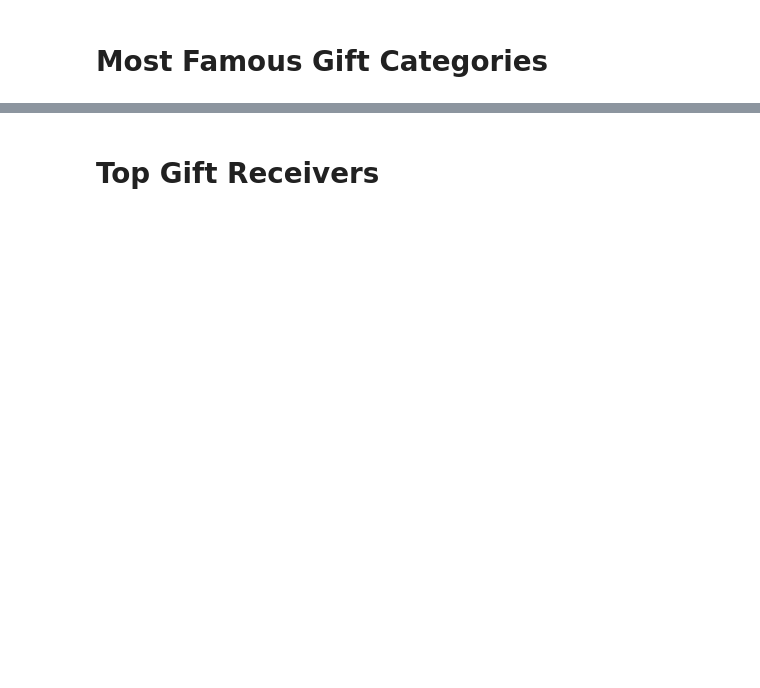
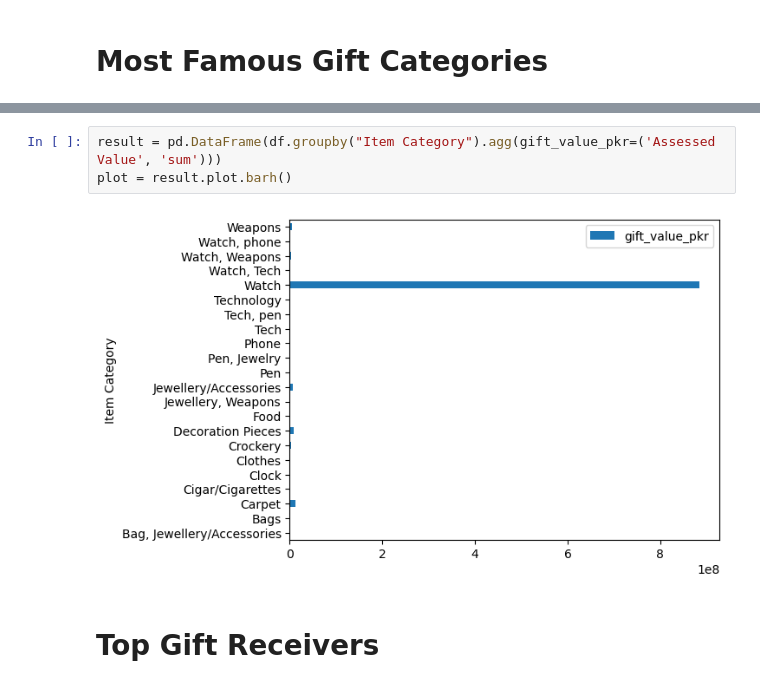
Before and after one commit to muhammad-ahsan/data-analyses, a Jupyter notebook: Pakistan Toshakhana.ipynb, the cells around one changed output, grey strips where cells are left out. Cells and saved outputs as stored; diff of their text form; blank space fills up the shorter version.

```diff
--- a/Pakistan Toshakhana.ipynb
+++ b/Pakistan Toshakhana.ipynb
@@ -52,3 +53,8 @@ plot = result.plot.barh()
+# %%
+result = pd.DataFrame(df.groupby("Item Category").agg(gift_value_pkr=('Assessed Value', 'sum')))
+plot = result.plot.barh()
+# %% [output]
+[figure, added]
 # %% [markdown]
 # Top Gift Receivers
 # %%
```
Also changed, not shown: parts of 6 cells of this notebook.
